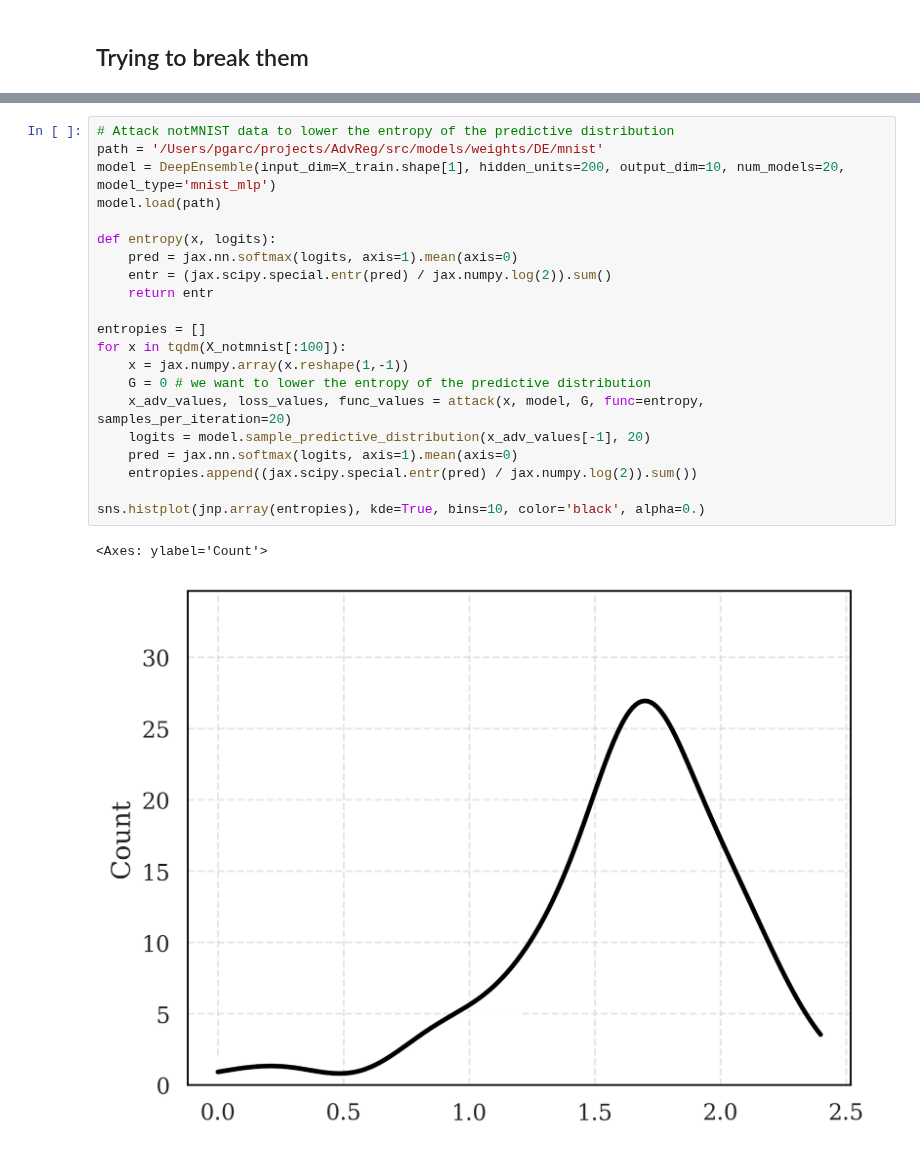
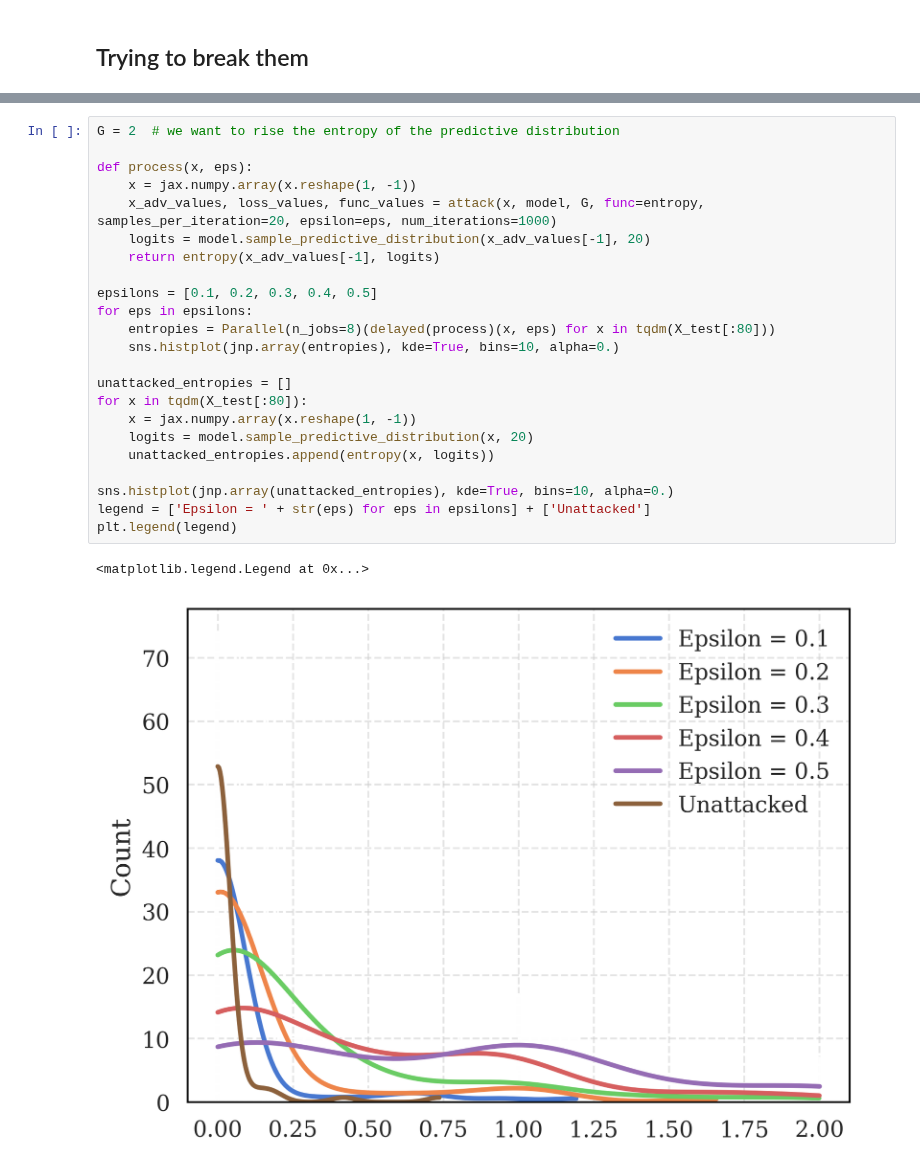
Before and after one commit to pablogarciarce/AdvReg, a Jupyter notebook: notebooks/test_point_de.ipynb, the cells around one changed output, grey strips where cells are left out. Drawn from its saved outputs; the diff is of its cells as text.

```diff
--- a/notebooks/test_point_de.ipynb
+++ b/notebooks/test_point_de.ipynb
@@ -223,24 +186,26 @@ KeyboardInterrupt:
-# %%
-# Attack notMNIST data to lower the entropy of the predictive distribution
-path = '/Users/pgarc/projects/AdvReg/src/models/weights/DE/mnist'
-model = DeepEnsemble(input_dim=X_train.shape[1], hidden_units=200, output_dim=10, num_models=20, model_type='mnist_mlp')
-model.load(path)
-
-def entropy(x, logits):
-    pred = jax.nn.softmax(logits, axis=1).mean(axis=0)
-    entr = (jax.scipy.special.entr(pred) / jax.numpy.log(2)).sum()
-    return entr
-
-entropies = []
-for x in tqdm(X_notmnist[:100]):
-    x = jax.numpy.array(x.reshape(1,-1))
-    G = 0 # we want to lower the entropy of the predictive distribution
-    x_adv_values, loss_values, func_values = attack(x, model, G, func=entropy, samples_per_iteration=20)
-    logits = model.sample_predictive_distribution(x_adv_values[-1], 20)
-    pred = jax.nn.softmax(logits, axis=1).mean(axis=0)
-    entropies.append((jax.scipy.special.entr(pred) / jax.numpy.log(2)).sum())
-
-sns.histplot(jnp.array(entropies), kde=True, bins=10, color='black', alpha=0.)
-# %% [output]
-<Axes: ylabel='Count'>
-[figure, removed]
+# %%
+G = 2  # we want to rise the entropy of the predictive distribution
+
+def process(x, eps):
+    x = jax.numpy.array(x.reshape(1, -1))
+    x_adv_values, loss_values, func_values = attack(x, model, G, func=entropy, samples_per_iteration=20, epsilon=eps, num_iterations=1000)
+    logits = model.sample_predictive_distribution(x_adv_values[-1], 20)
+    return entropy(x_adv_values[-1], logits)
+
+epsilons = [0.1, 0.2, 0.3, 0.4, 0.5]
+for eps in epsilons:
+    entropies = Parallel(n_jobs=8)(delayed(process)(x, eps) for x in tqdm(X_test[:80]))
+    sns.histplot(jnp.array(entropies), kde=True, bins=10, alpha=0.)
+
+unattacked_entropies = []
+for x in tqdm(X_test[:80]):
+    x = jax.numpy.array(x.reshape(1, -1))
+    logits = model.sample_predictive_distribution(x, 20)
+    unattacked_entropies.append(entropy(x, logits))
+
+sns.histplot(jnp.array(unattacked_entropies), kde=True, bins=10, alpha=0.)
+legend = ['Epsilon = ' + str(eps) for eps in epsilons] + ['Unattacked']
+plt.legend(legend)
+# %% [output]
+<matplotlib.legend.Legend at 0x...>
+[figure, added]
```
Also changed, not shown: parts of 4 cells of this notebook, 6 other files.
